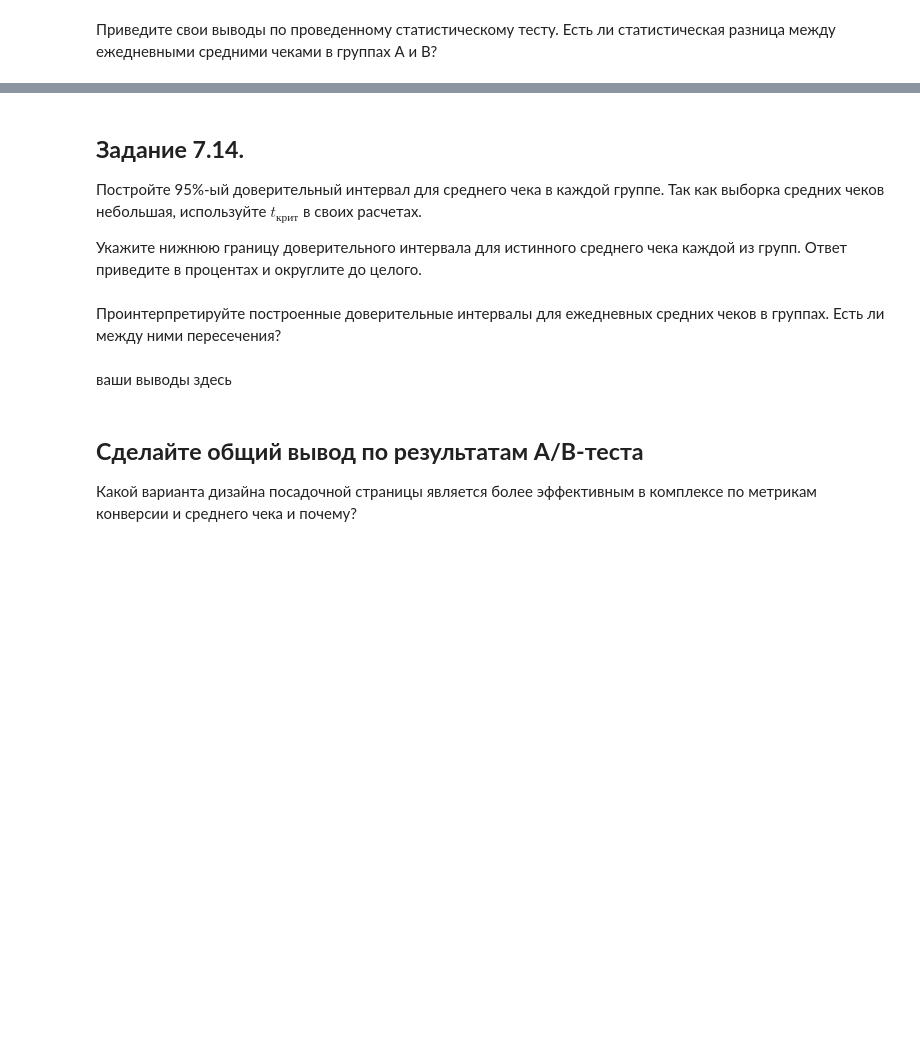
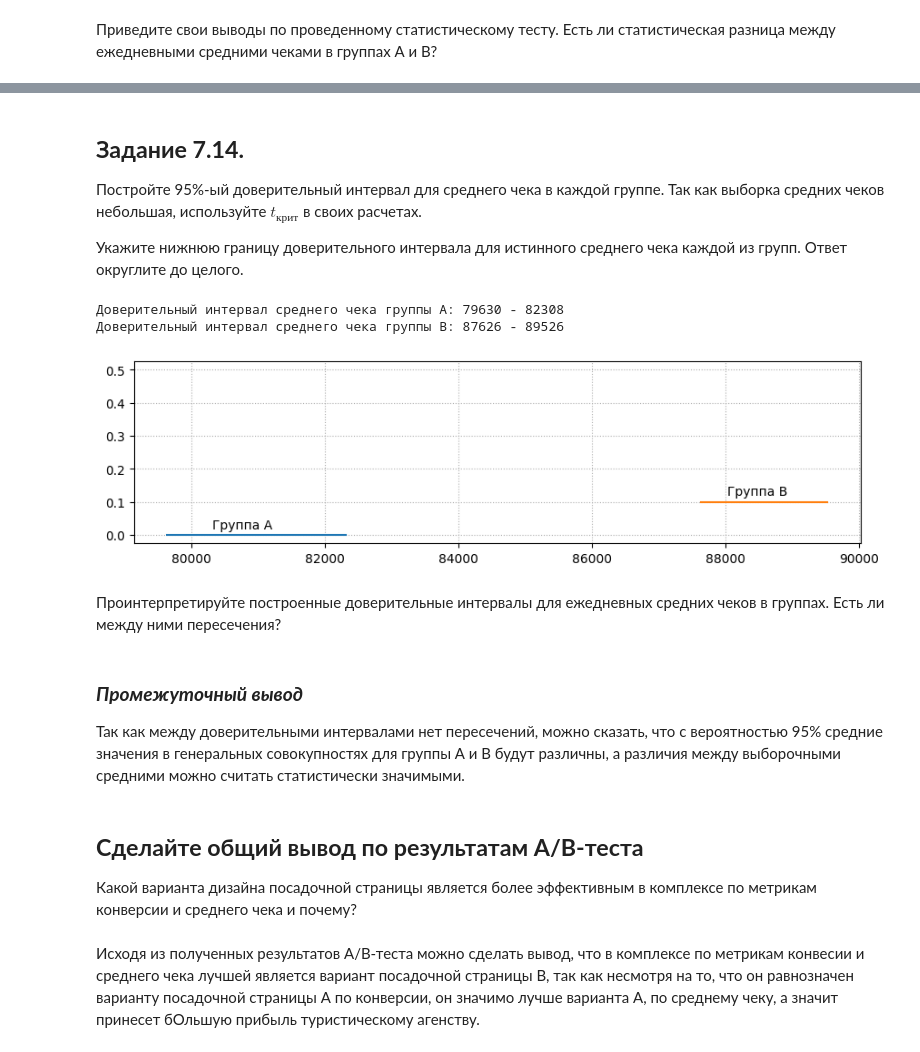
Before and after one commit to inconstant1313/Sandbox, a Jupyter notebook: DSPR_119/EDA_5/Template_EDA_5.ipynb, the cells around one changed output, grey strips where cells are left out. Cells and saved outputs as stored; diff of their text form; code cells hidden in the pictures; blank space fills up the shorter version.

```diff
--- a/DSPR_119/EDA_5/Template_EDA_5.ipynb
+++ b/DSPR_119/EDA_5/Template_EDA_5.ipynb
@@ -482,14 +534,59 @@ ax.grid(linestyle=':');
 
 Постройте 95%-ый доверительный интервал для среднего чека в каждой группе. Так как выборка средних чеков небольшая, используйте  $t_{крит}$ в своих расчетах.
 
-Укажите нижнюю границу доверительного интервала для истинного среднего чека каждой из групп. Ответ приведите в процентах и округлите до целого.
+Укажите нижнюю границу доверительного интервала для истинного среднего чека каждой из групп. Ответ округлите до целого.
 # %%
-# ваш код здесь
+gamma = 0.95
+alpha = 1 - gamma
+
+a_data = daily_data[daily_data['group'] == 'A']
+n_a = a_data['daily_mean_check'].count()
+k_a = n_a - 1
+x_mean_a = a_data['daily_mean_check'].mean()
+x_std_a = a_data['daily_mean_check'].std()
+t_crit_a = -t.ppf(alpha/2, k_a)
+
+eps_a = t_crit_a *x_std_a/(n_a**0.5)
+lower_bound_a = x_mean_a - eps_a
+upper_bound_a = x_mean_a + eps_a
+print('Доверительный интервал среднего чека группы А:', round(lower_bound_a), '-', round(upper_bound_a))
+
+b_data = daily_data[daily_data['group'] == 'B']
+n_b = b_data['daily_mean_check'].count()
+k_b = n_b - 1
+x_mean_b = b_data['daily_mean_check'].mean()
+x_std_b = b_data['daily_mean_check'].std()
+t_crit_b = -t.ppf(alpha/2, k_b)
+
+eps_b = t_crit_b *x_std_b/(n_b**0.5)
+lower_bound_b = x_mean_b - eps_b
+upper_bound_b = x_mean_b + eps_b
+print('Доверительный интервал среднего чека группы B:', round(lower_bound_b), '-', round(upper_bound_b))
+
+x_a = [round(lower_bound_a), round(upper_bound_a)]
+y_a = [0, 0]
+x_b = [round(lower_bound_b), round(upper_bound_b)]
+y_b = [0.1, 0.1]
+
+fig = plt.figure(figsize=(8, 2))
+ax = fig.add_axes([1, 1, 1, 1])
+plt.plot(x_a, y_a, x_b, y_b, 80000, 0.5)
+ax.annotate('Группа А', xy=(x_a[1]-2000, 0.02))
+ax.annotate('Группа B', xy=(x_b[1]-1500, 0.12))
+ax.grid(linestyle=':');
+# %% [output]
+Доверительный интервал среднего чека группы А: 79630 - 82308
+Доверительный интервал среднего чека группы B: 87626 - 89526
+[figure, added]
 # %% [markdown]
 Проинтерпретируйте построенные доверительные интервалы для ежедневных средних чеков в группах. Есть ли между ними пересечения?
 # %% [markdown]
-ваши выводы здесь
+### ***Промежуточный вывод***
+
+Так как между доверительными интервалами нет пересечений, можно сказать, что с вероятностью 95% средние значения в генеральных совокупностях для группы А и В будут различны, а различия между выборочными средними можно считать статистически значимыми.
 # %% [markdown]
 ## **Сделайте общий вывод по результатам A/B-теста**
 
 Какой варианта дизайна посадочной страницы является более эффективным в комплексе по метрикам конверсии и среднего чека и почему?
+# %% [markdown]
+Исходя из полученных результатов А/В-теста можно сделать вывод, что в комплексе по метрикам конвесии и среднего чека лучшей является вариант посадочной страницы В, так как несмотря на то, что он равнозначен варианту посадочной страницы А по конверсии, он значимо лучше варианта А, по среднему чеку, а значит принесет бОльшую прибыль туристическому агенству.
```
Also changed, not shown: parts of 5 cells of this notebook, 3 other files.
